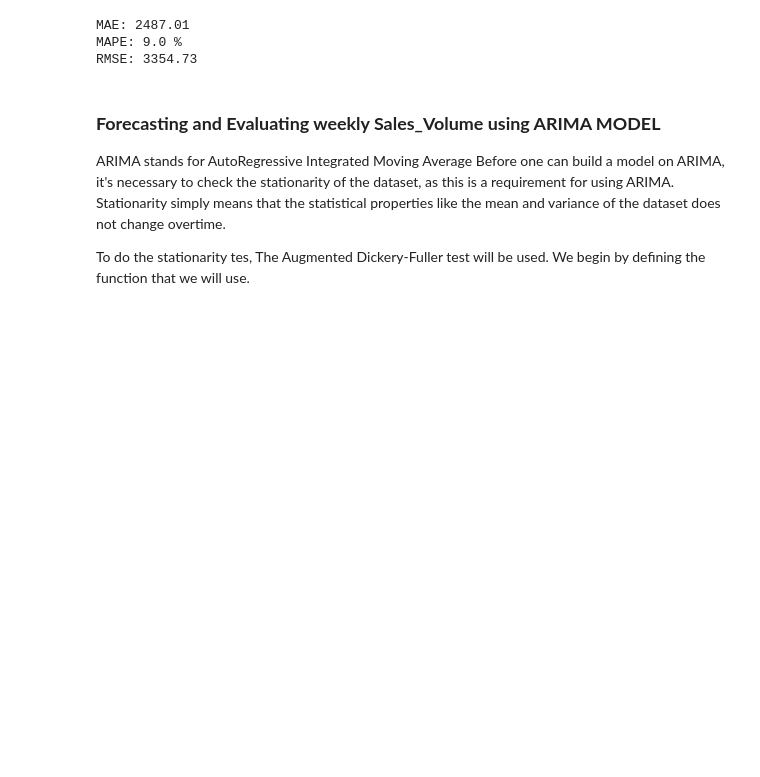
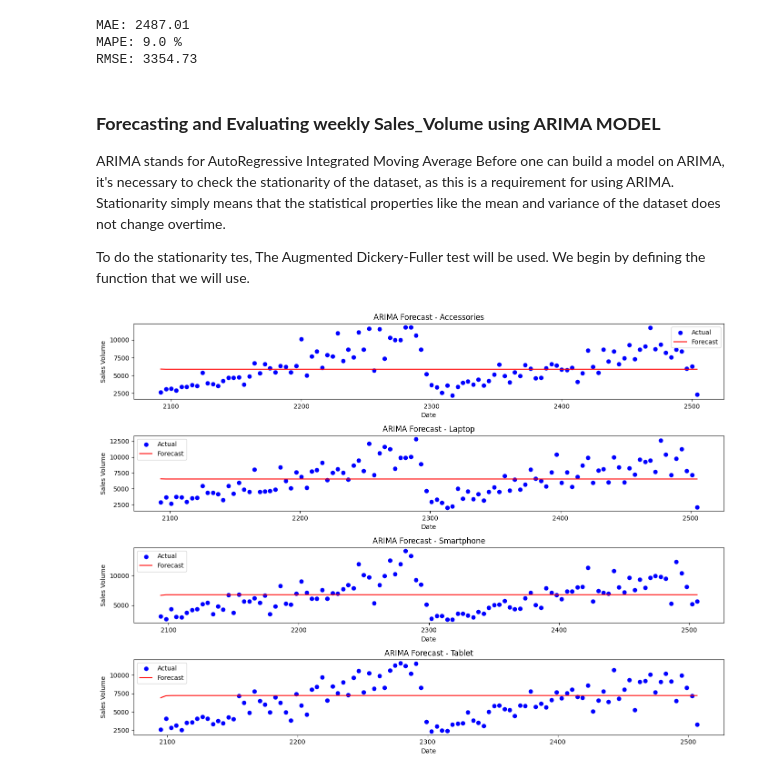
Before and after one commit to abahjohn0411/ElectroTech-Sales-Forecast, a Jupyter notebook: Model training/forecast.ipynb, the cells around one changed output. Saved outputs shown, nothing was run; the diff lists cells and outputs as text; code cells hidden in the pictures; blank space fills up the shorter version.

```diff
--- a/Model training/forecast.ipynb
+++ b/Model training/forecast.ipynb
@@ -318,16 +318,18 @@ for category in sales_by_week_category['Category'].unique():
 # %%
 fig, ax = plt.subplots(4, 1, figsize=(14, 10))
 
 for i, category in enumerate(sales_by_week_category['Category'].unique()[:4]):
-    ax[i].plot(test_data_by_week[category].index, test_data_by_week[category]['y'], label='Actual', color='green')
-    ax[i].plot(test_data_by_week[category].index, arima_weekly_forecast[category], label='Forecast', color='orange')
+    ax[i].scatter(test_data_by_week[category].index, test_data_by_week[category]['y'], label='Actual', color='blue')
+    ax[i].plot(test_data_by_week[category].index, arima_weekly_forecast[category], label='Forecast', color='red')
     ax[i].set_title(f'ARIMA Forecast - {category}')
     ax[i].set_xlabel('Date')
     ax[i].set_ylabel('Sales Volume')
     ax[i].legend()
 
 plt.tight_layout()
 plt.show()
+# %% [output]
+[figure, added]
 # %%
 mae, mape, rmse = 0, 0, 0
 for category in sales_by_week_category['Category'].unique():
```
Also changed, not shown: parts of 3 cells of this notebook.
